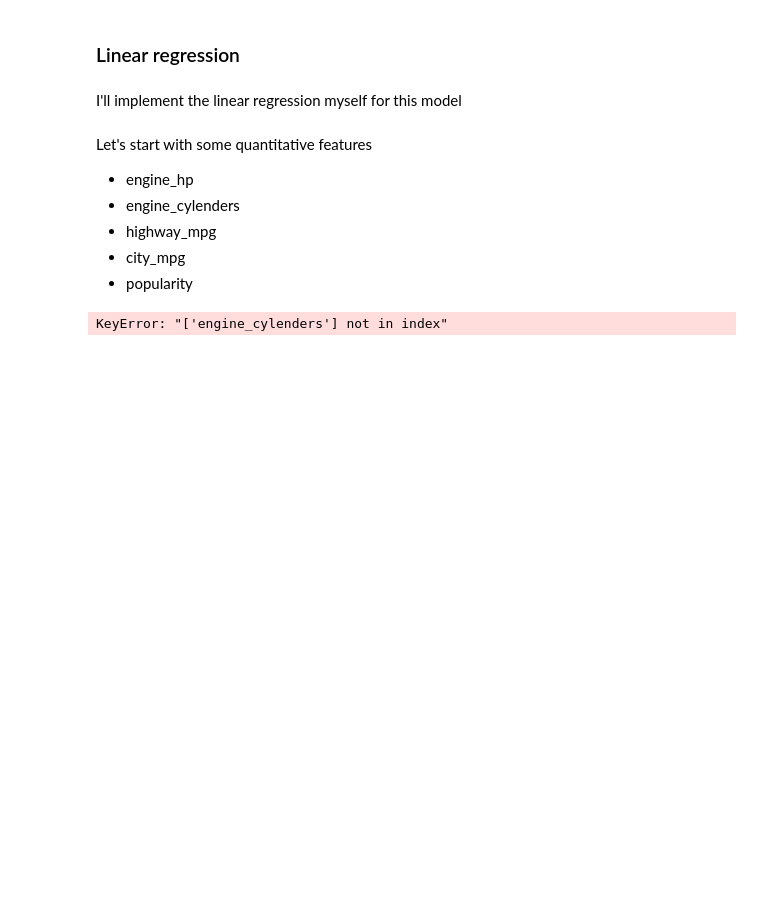
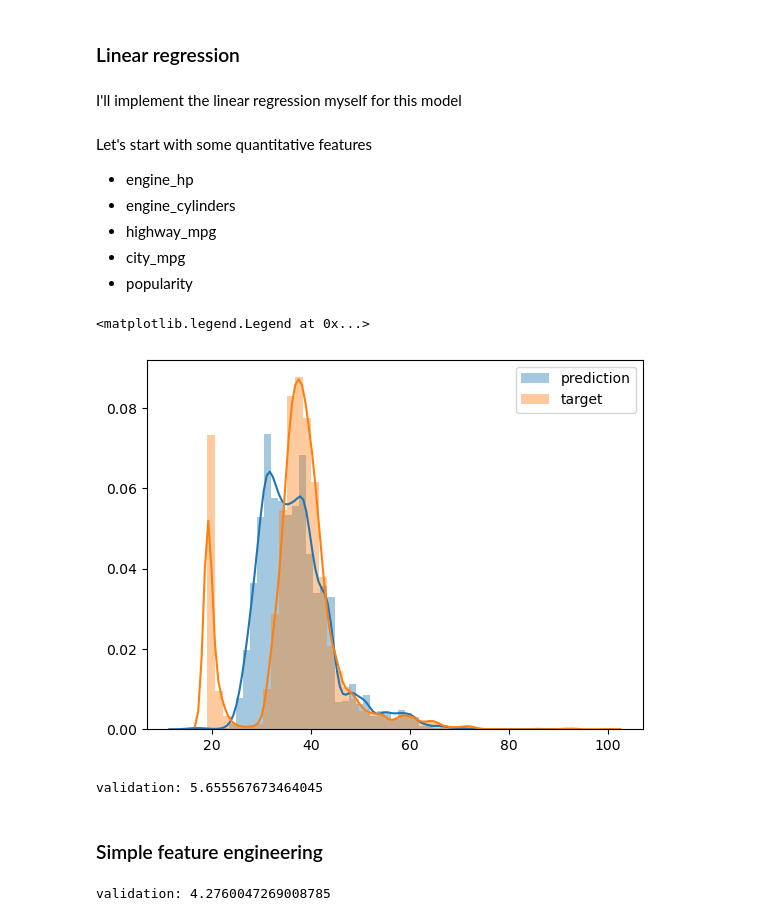
Before and after one commit to said-cs/Car-price, a Jupyter notebook: JupyterNotebook.ipynb, the cells around one changed output. Drawn from its saved outputs; the diff is of its cells as text; code cells hidden in the pictures; blank space fills up the shorter version.

```diff
--- a/JupyterNotebook.ipynb
+++ b/JupyterNotebook.ipynb
@@ -145,6 +145,7 @@ del df_test['msrp']
 I'll implement the linear regression myself for this model
 # %%
 def linear_regression(X, y):
+    """Linear regression implemented with numpy"""
     # Adding the dummy column
     ones = np.ones(X.shape[0])      # Create an array that contains only 1s
     X = np.column_stack([ones, X])  # Add the array of 1s as the first column of X
@@ -159,13 +160,11 @@ def linear_regression(X, y):
 Let's start with some quantitative features
 
 - engine_hp
-- engine_cylenders
+- engine_cylinders
 - highway_mpg
 - city_mpg
 - popularity
 # %%
 # Select the features from the data frame
-base = ['engine_hp', 'engine_cylenders', 'highway_mpg', 'city_mpg', 'popularity']
+base = ['engine_hp', 'engine_cylinders', 'highway_mpg', 'city_mpg', 'popularity']
 df_num = df_train[base]
-# %% [output]
-KeyError: "['engine_cylenders'] not in index"
@@ -173,0 +171,14 @@ KeyError: "['engine_cylenders'] not in index"
+# %%
+# Let's deal with the missing values the simplest way
+df_num = df_num.fillna(0)
+# %%
+X_train = df_num.values
+w_0, w = linear_regression(X_train, y_train)
+y_pred = w_0 + X_train.dot(w)
+# %%
+sns.distplot(y_pred, label='prediction')
+sns.distplot(y_train, label='target')
+plt.legend()
+# %% [output]
+<matplotlib.legend.Legend at 0x...>
+[figure, added]
@@ -173,0 +198,14 @@ KeyError: "['engine_cylenders'] not in index"
+# %%
+# Train the model
+X_train = prepare_X(df_train)
+w_0, w = linear_regression(X_train, y_train)
+
+# Apply the model to the validation test
+X_val = prepare_X(df_val)
+y_pred = w_0 + X_val.dot(w)
+# compute the rmse on the validation data
+print('validation:', rmse(y_val, y_pred))
+# %% [output]
+validation: 5.655567673464045
+# %% [markdown]
+### Simple feature engineering
@@ -173,0 +226,9 @@ KeyError: "['engine_cylenders'] not in index"
+# %%
+X_train = prepare_X(df_train)
+w_0, w = linear_regression(X_train, y_train)
+
+X_val = prepare_X(df_val)
+y_pred = w_0 + X_val.dot(w)
+print('validation:', rmse(y_val, y_pred))
+# %% [output]
+validation: 4.2760047269008785
```
Also changed, not shown: parts of 24 cells of this notebook.
